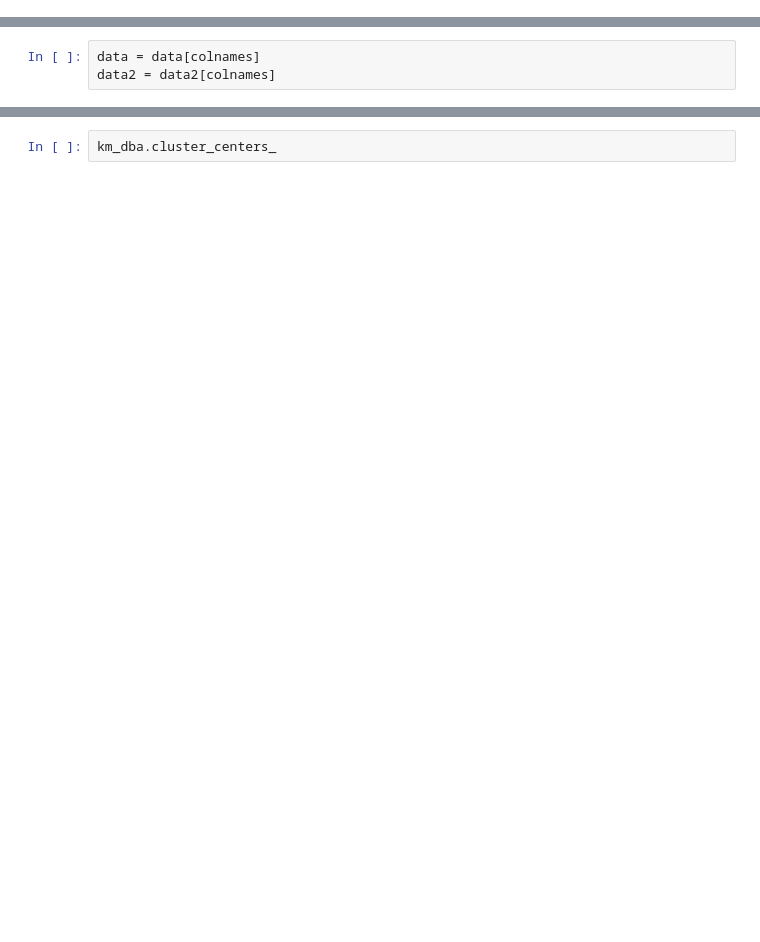
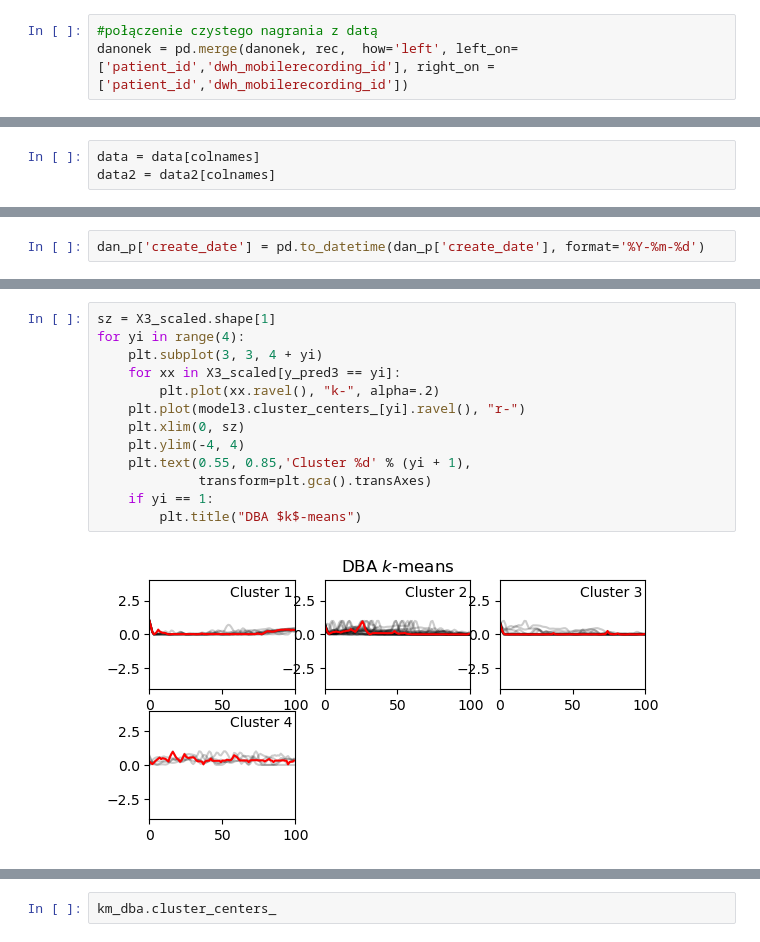
Before and after one commit to kaminskaolga/ts_cluster, a Jupyter notebook: ts.ipynb, the cells around one changed output, grey strips where cells are left out. Cells and saved outputs as stored; diff of their text form; blank space fills up the shorter version.

```diff
--- a/ts.ipynb
+++ b/ts.ipynb
@@ -97 +108,4 @@ colnames = ['day','hamd_ymrs','patient_id', 'dw_mobilerecording_id', 'frame_nr']
+# %%
+#połączenie czystego nagrania z datą
+danonek = pd.merge(danonek, rec,  how='left', left_on=['patient_id','dwh_mobilerecording_id'], right_on = ['patient_id','dwh_mobilerecording_id'])
 # %%
@@ -150,0 +309,2 @@ print(X_scaled)
+# %%
+dan_p['create_date'] = pd.to_datetime(dan_p['create_date'], format='%Y-%m-%d')
@@ -160,0 +435,15 @@ X_scaled.shape
+# %%
+sz = X3_scaled.shape[1]
+for yi in range(4):
+    plt.subplot(3, 3, 4 + yi)
+    for xx in X3_scaled[y_pred3 == yi]:
+        plt.plot(xx.ravel(), "k-", alpha=.2)
+    plt.plot(model3.cluster_centers_[yi].ravel(), "r-")
+    plt.xlim(0, sz)
+    plt.ylim(-4, 4)
+    plt.text(0.55, 0.85,'Cluster %d' % (yi + 1),
+             transform=plt.gca().transAxes)
+    if yi == 1:
+        plt.title("DBA $k$-means")
+# %% [output]
+[figure, added]
```
Also changed, not shown: parts of 46 cells of this notebook.
